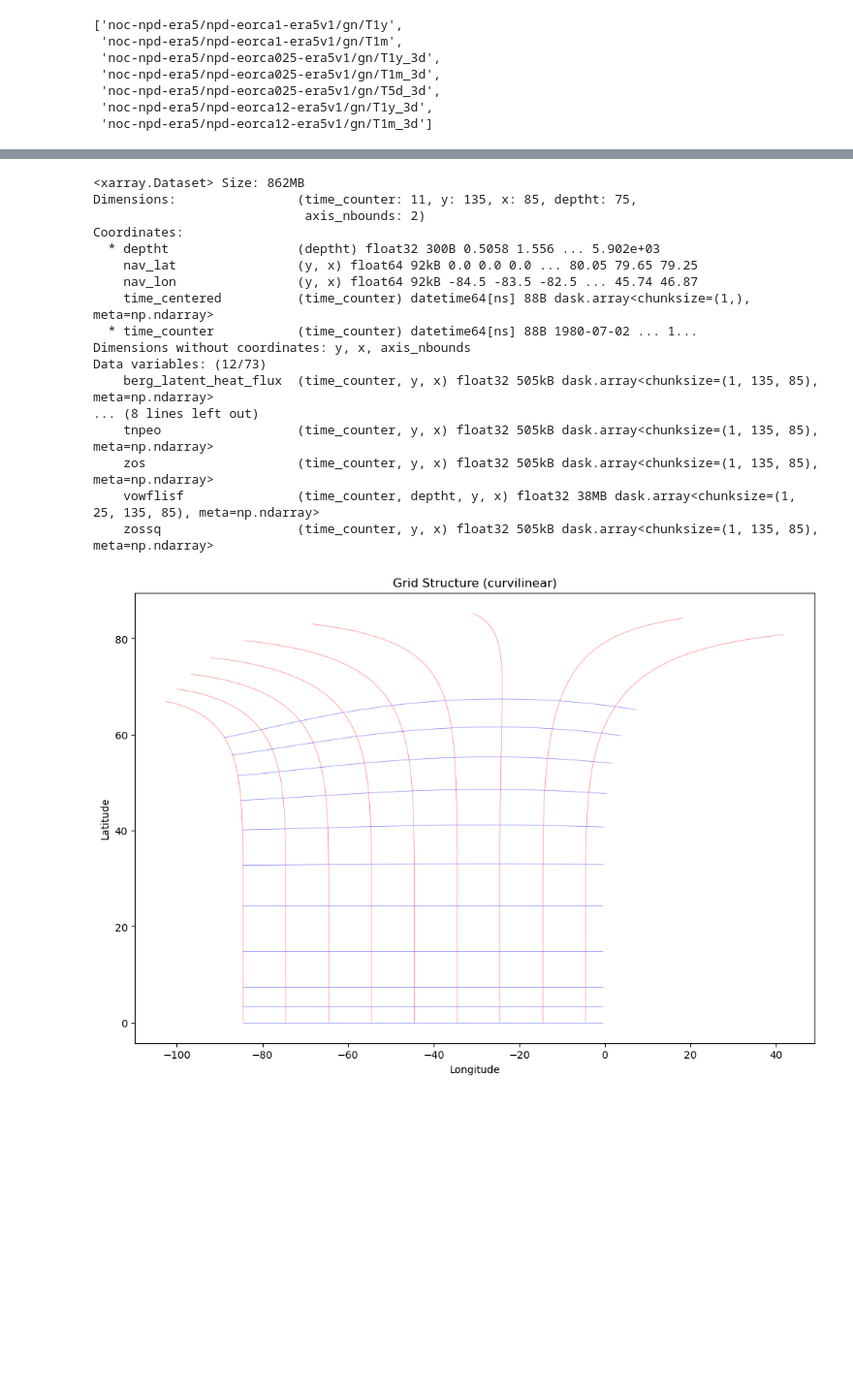
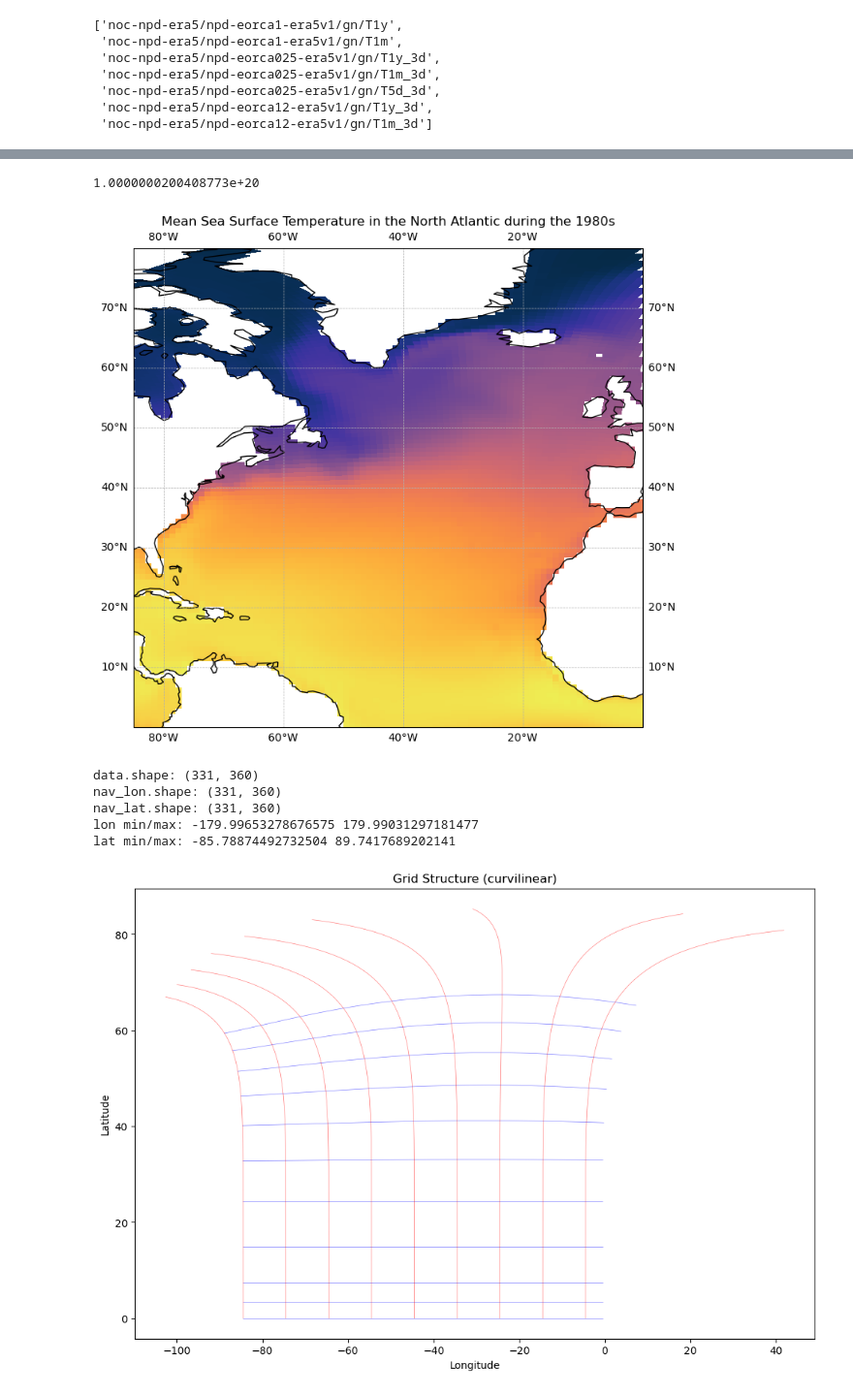
Before and after one commit to Tom-A-H/All-Code-, a Jupyter notebook: First Plots of NA - 1980s.ipynb, the cells around one changed output, grey strips where cells are left out. Shown at 97% size. Cells and saved outputs as stored; diff of their text form; code cells hidden in the pictures; blank space fills up the shorter version.

```diff
--- a/First Plots of NA - 1980s.ipynb
+++ b/First Plots of NA - 1980s.ipynb
@@ -116,23 +96,36 @@ Text(0.5, 1.0, 'Mean Sea Surface Temperature')
-# %%
-ds2
-# %% [output]
-<xarray.Dataset> Size: 862MB
-Dimensions:                (time_counter: 11, y: 135, x: 85, deptht: 75,
-                            axis_nbounds: 2)
-Coordinates:
-  * deptht                 (deptht) float32 300B 0.5058 1.556 ... 5.902e+03
-    nav_lat                (y, x) float64 92kB 0.0 0.0 0.0 ... 80.05 79.65 79.25
-    nav_lon                (y, x) float64 92kB -84.5 -83.5 -82.5 ... 45.74 46.87
-    time_centered          (time_counter) datetime64[ns] 88B dask.array<chunksize=(1,), meta=np.ndarray>
-  * time_counter           (time_counter) datetime64[ns] 88B 1980-07-02 ... 1...
-Dimensions without coordinates: y, x, axis_nbounds
-Data variables: (12/73)
-    berg_latent_heat_flux  (time_counter, y, x) float32 505kB dask.array<chunksize=(1, 135, 85), meta=np.ndarray>
-... (8 lines left out)
-    tnpeo                  (time_counter, y, x) float32 505kB dask.array<chunksize=(1, 135, 85), meta=np.ndarray>
-    zos                    (time_counter, y, x) float32 505kB dask.array<chunksize=(1, 135, 85), meta=np.ndarray>
-    vowflisf               (time_counter, deptht, y, x) float32 38MB dask.array<chunksize=(1, 25, 135, 85), meta=np.ndarray>
-    zossq                  (time_counter, y, x) float32 505kB dask.array<chunksize=(1, 135, 85), meta=np.ndarray>
+# %%
+ds1['tos_con'].encoding.get('_FillValue')
+# %% [output]
+1.0000000200408773e+20
+# %%
+ds2 = catalog.open_dataset(id=catalog.Items[1].id,
+                          start_datetime='1990-01',
+                          end_datetime='2024-12',
+                          bbox = (-85.0, 0.0, 0.0, 80.0))
+
+fig, ax = plt.subplots(figsize=(12, 8), subplot_kw={'projection': ccrs.PlateCarree()})
+data = ds2['tos_con'].mean(dim='time_counter')
+im = ax.pcolormesh(ds2['nav_lon'],  ds2['nav_lat'], data, cmap=cmocean.cm.thermal, transform=ccrs.PlateCarree(), vmin = -3, vmax = 30)
+ax.coastlines()
+ax.gridlines(draw_labels=True, linewidth=0.5, linestyle='--')
+ax.set_title('Mean Sea Surface Temperature in the North Atlantic during the 1980s')
+ax.set_extent([-85.0, 0.0, 0.0, 80.0], crs=ccrs.PlateCarree())
+
+plt.show()
+# %% [output]
+[figure, added]
+# %%
+print("data.shape:", data.shape)
+print("nav_lon.shape:", ds1['nav_lon'].shape)
+print("nav_lat.shape:", ds1['nav_lat'].shape)
+print("lon min/max:", ds1['nav_lon'].min().values, ds1['nav_lon'].max().values)
+print("lat min/max:", ds1['nav_lat'].min().values, ds1['nav_lat'].max().values)
+# %% [output]
+data.shape: (331, 360)
+nav_lon.shape: (331, 360)
+nav_lat.shape: (331, 360)
+lon min/max: -179.99653278676575 179.99031297181477
+lat min/max: -85.78874492732504 89.7417689202141
 # %%
 #### What does a Curvilinear grid look like?
 
```
Also changed, not shown: parts of 7 cells of this notebook, 23 other files.
